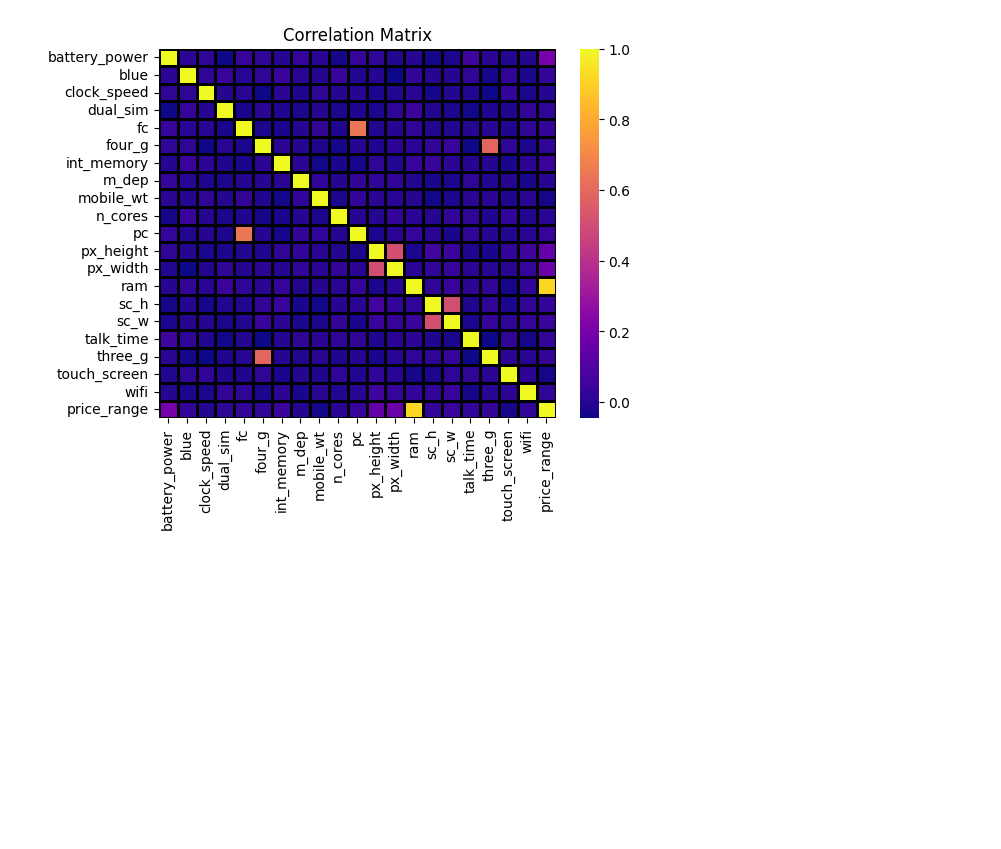
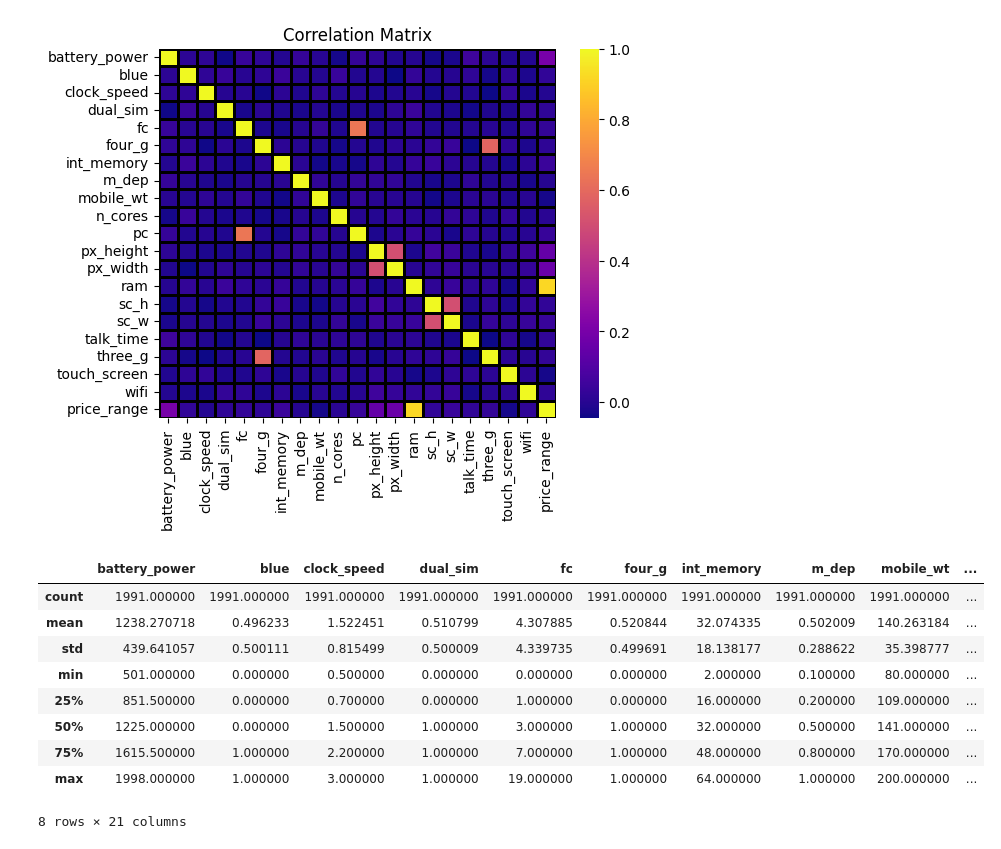
Before and after one commit to AliHashish/Devices-Price-Classification-System, a Jupyter notebook: Preprocessing.ipynb, the cells around one changed output. Cells and saved outputs as stored; diff of their text form; code cells hidden in the pictures; blank space fills up the shorter version.

```diff
--- a/Preprocessing.ipynb
+++ b/Preprocessing.ipynb
@@ -107,3 +107,18 @@ plt.title('Correlation Matrix')
 plt.show()
 # %% [output]
 [figure]
+# %%
+# Get the ranges of the features
+df.describe()
+# We notice that the features have different ranges, which will require normalization
+# %% [output]
+|  | battery_power | blue | clock_speed | dual_sim | fc | four_g | int_memory | m_dep | mobile_wt | ... |
+| count | 1991.000000 | 1991.000000 | 1991.000000 | 1991.000000 | 1991.000000 | 1991.000000 | 1991.000000 | 1991.000000 | 1991.000000 | ... |
+| mean | 1238.270718 | 0.496233 | 1.522451 | 0.510799 | 4.307885 | 0.520844 | 32.074335 | 0.502009 | 140.263184 | ... |
+| std | 439.641057 | 0.500111 | 0.815499 | 0.500009 | 4.339735 | 0.499691 | 18.138177 | 0.288622 | 35.398777 | ... |
+| min | 501.000000 | 0.000000 | 0.500000 | 0.000000 | 0.000000 | 0.000000 | 2.000000 | 0.100000 | 80.000000 | ... |
+| 25% | 851.500000 | 0.000000 | 0.700000 | 0.000000 | 1.000000 | 0.000000 | 16.000000 | 0.200000 | 109.000000 | ... |
+| 50% | 1225.000000 | 0.000000 | 1.500000 | 1.000000 | 3.000000 | 1.000000 | 32.000000 | 0.500000 | 141.000000 | ... |
+| 75% | 1615.500000 | 1.000000 | 2.200000 | 1.000000 | 7.000000 | 1.000000 | 48.000000 | 0.800000 | 170.000000 | ... |
+| max | 1998.000000 | 1.000000 | 3.000000 | 1.000000 | 19.000000 | 1.000000 | 64.000000 | 1.000000 | 200.000000 | ... |
+8 rows × 21 columns
```
Also changed, not shown: parts of 5 cells of this notebook.
